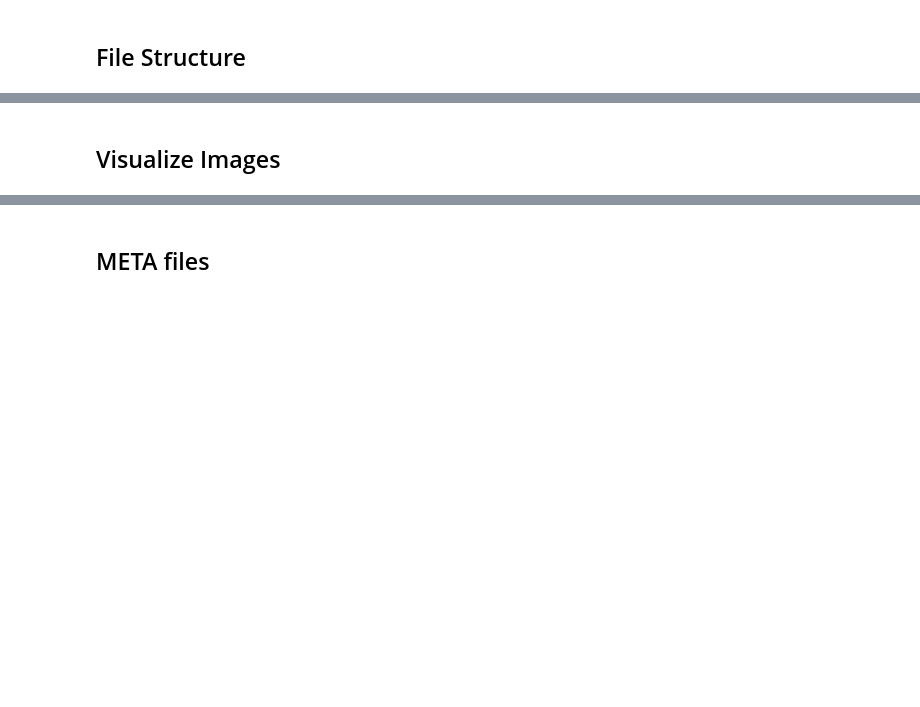
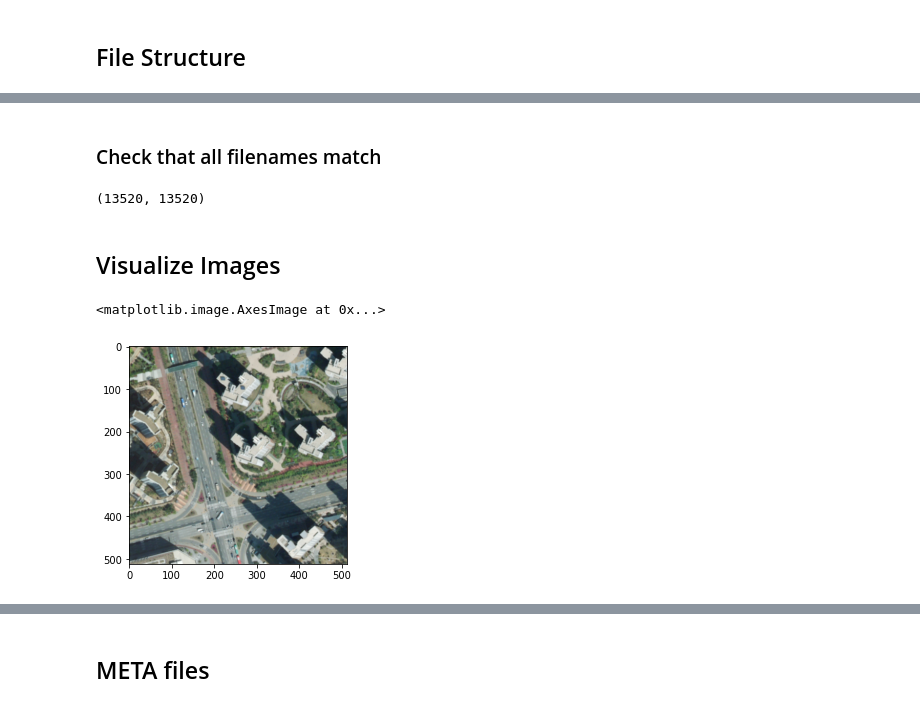
Before and after one commit to parksu111/map-segmentation, a Jupyter notebook: preprocess/EDA.ipynb, the cells around one changed output, grey strips where cells are left out. Saved outputs shown, nothing was run; the diff lists cells and outputs as text; code cells hidden in the pictures; blank space fills up the shorter version.

```diff
--- a/preprocess/EDA.ipynb
+++ b/preprocess/EDA.ipynb
@@ -14,0 +19,10 @@ We have 4 different folders:
+# %%
+rawtiffs_path = '/workspace/Competition/map_segmentation/data/RAW/train/raw_tiffs'
+labeljsons_path = '/workspace/Competition/map_segmentation/data/RAW/train/label_json'
+metafiles_path = '/workspace/Competition/map_segmentation/data/RAW/train/meta'
+# %%
+rawtiffs = os.listdir(rawtiffs_path)
+labeljsons = os.listdir(labeljsons_path)
+metafiles = os.listdir(metafiles_path)
+
+len(rawimgs), len(labeljsons), len(metafiles)
@@ -14,0 +37,2 @@ We have 4 different folders:
+# %% [markdown]
+### Check that all filenames match
@@ -15,2 +43,15 @@ We have 4 different folders:
+# %%
+len(set(rawtiff_names)&set(labeljson_names)), len(set(labeljson_names)&set(metafile_names))
+# %% [output]
+(13520, 13520)
 # %% [markdown]
 ## Visualize Images
+# %%
+im1_path = os.path.join(rawtiffs_path, rawtiffs[0])
+im1 = tiff.imread(im1_path)
+# %%
+plt.figure()
+plt.imshow(im1)
+# %% [output]
+<matplotlib.image.AxesImage at 0x...>
+[figure, added]
```
Also changed, not shown: parts of 31 cells of this notebook.
